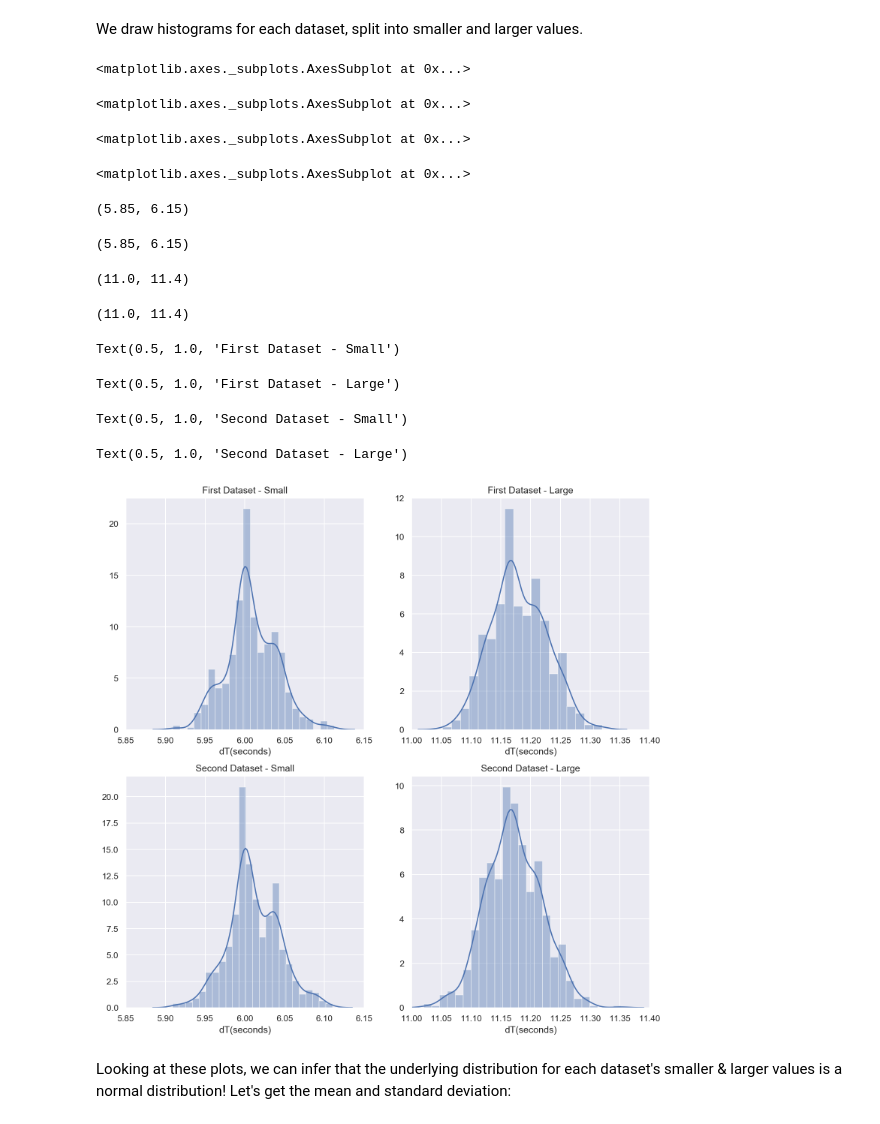
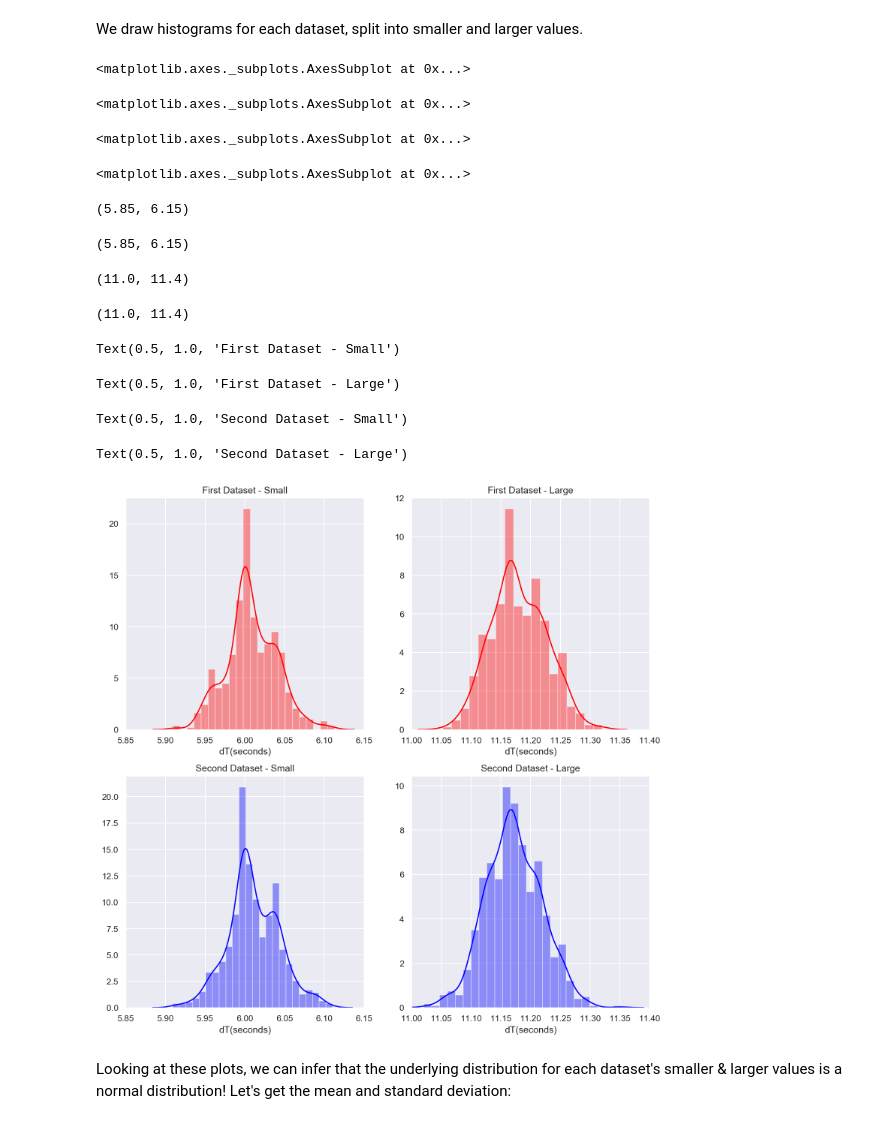
Before and after one commit to aj112358/FFX-Computer-Vision, a Jupyter notebook: Lightning Data.ipynb, the cells around one changed output. Saved outputs shown, nothing was run; the diff lists cells and outputs as text; code cells hidden in the pictures.

```diff
--- a/Lightning Data.ipynb
+++ b/Lightning Data.ipynb
@@ -979,40 +990,42 @@ We draw histograms for each dataset, split into smaller and larger values.
 fig2, axes2 = plt.subplots(nrows=2, ncols=2, figsize=(12,12))
 
 # Plotting FIRST dataset
-sns.distplot(data1_smaller["dT(seconds)"], ax=axes2[0,0])
-sns.distplot(data1_larger["dT(seconds)"], ax=axes2[0,1])
+sns.distplot(data1_smaller["dT(seconds)"], ax=axes2[0,0], color='red')
+sns.distplot(data1_larger["dT(seconds)"], ax=axes2[0,1], color='red')
 
 # Plotting SECOND dataset
-sns.distplot(data2_smaller["dT(seconds)"], ax=axes2[1,0])
-sns.distplot(data2_larger["dT(seconds)"], ax=axes2[1,1])
+sns.distplot(data2_smaller["dT(seconds)"], ax=axes2[1,0], color='blue')
+sns.distplot(data2_larger["dT(seconds)"], ax=axes2[1,1], color='blue')
 
 # Standardizing domains for smaller-value plots
 axes2[0,0].set_xlim([5.85,6.15])
 axes2[1,0].set_xlim([5.85,6.15])
 
 # Standardizing domains for larger-value plots
 axes2[0,1].set_xlim([11.00,11.40])
 axes2[1,1].set_xlim([11.00,11.40])
 
 # Specifiying plot titles
 axes2[0,0].set_title("First Dataset - Small")
 axes2[0,1].set_title("First Dataset - Large")
 axes2[1,0].set_title("Second Dataset - Small")
 axes2[1,1].set_title("Second Dataset - Large")
+
+plt.savefig("histogram2.png", bbox_inches="tight")
 # %% [output]
 <matplotlib.axes._subplots.AxesSubplot at 0x...>
 <matplotlib.axes._subplots.AxesSubplot at 0x...>
 <matplotlib.axes._subplots.AxesSubplot at 0x...>
 <matplotlib.axes._subplots.AxesSubplot at 0x...>
 (5.85, 6.15)
 (5.85, 6.15)
 (11.0, 11.4)
 (11.0, 11.4)
 Text(0.5, 1.0, 'First Dataset - Small')
 Text(0.5, 1.0, 'First Dataset - Large')
 Text(0.5, 1.0, 'Second Dataset - Small')
 Text(0.5, 1.0, 'Second Dataset - Large')
-[figure, old version]
+[figure, new version]
 # %% [markdown]
 Looking at these plots, we can infer that the underlying distribution for each dataset's smaller & larger values is a normal distribution! Let's get the mean and standard deviation:
 # %%
```
Also changed, not shown: parts of 13 cells of this notebook, 3 other files.
